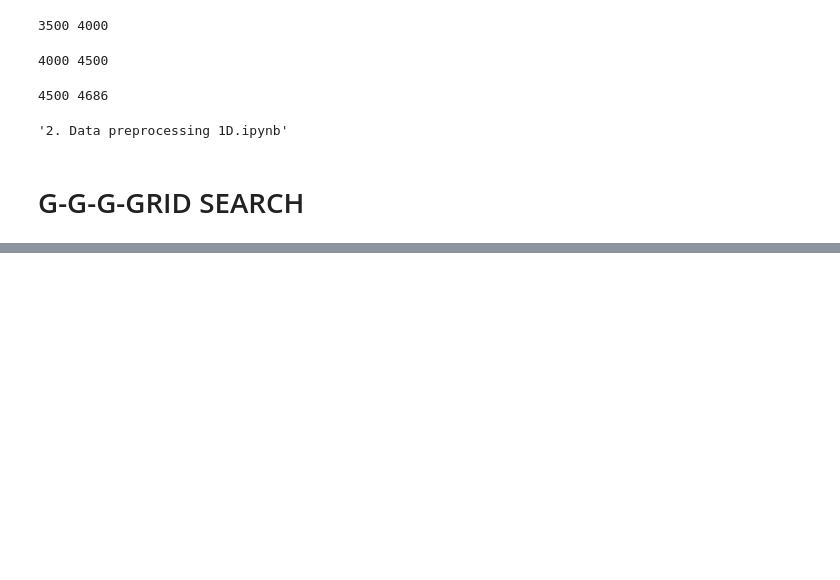
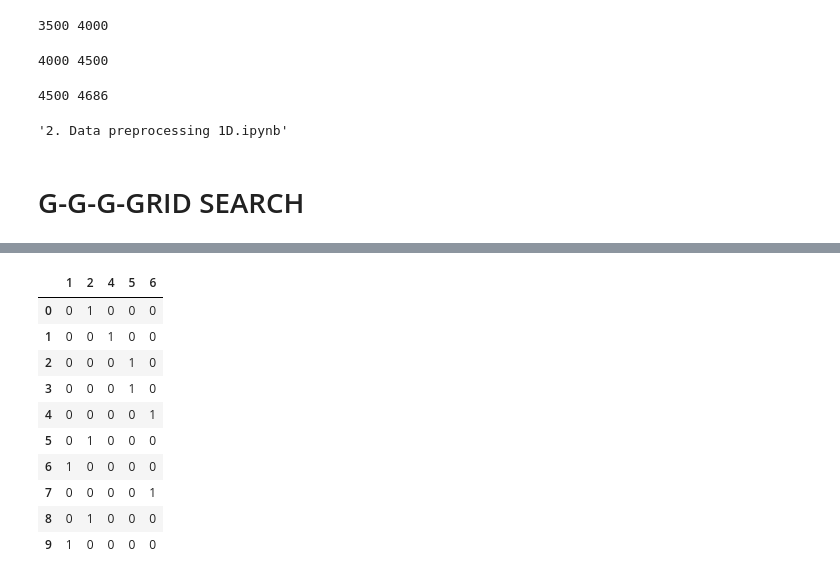
Before and after one commit to Chrisjw42/listenr-ml, a Jupyter notebook: 3. Data preprocessing 2D - grid search.ipynb, the cells around one changed output, grey strips where cells are left out. Saved outputs shown, nothing was run; the diff lists cells and outputs as text; code cells hidden in the pictures; blank space fills up the shorter version.

```diff
--- a/3. Data preprocessing 2D - grid search.ipynb
+++ b/3. Data preprocessing 2D - grid search.ipynb
@@ -259,7 +259,7 @@ def get_output(path, metadata):
     sample = int(os.path.basename(path).split("-")[0])
     return metadata[metadata.columns[-6:]].loc[sample].values
 
-def batch_gen(files, metadata, batch_size = 32):
+def batch_gen(files, metadata, batch_size = 8):
 
     while True:
         # Select files (paths/indices) for the batch
@@ -295,4 +295,38 @@ test_fn_index = [int(os.path.basename(x).split("-")[0]) for x in test_fns]
 test_class = metadata.loc[test_fn_index]["emo"]
 # %% [markdown]
 # G-G-G-GRID SEARCH
+# %%
+def build_2D_model_test(input_shape, n_classes, dropout,
+                        base_dense, n_filters, n_conv, filter_size=10, extra_dense=False):
+    model = Sequential()
+
+    for i in range(n_conv):
+        model.add(Conv2D(n_filters, filter_size,
+                                padding='valid',
+                                input_shape=input_shape,
+                                activation="relu"))
+        model.add(MaxPooling2D(padding="same", pool_size=(filter_size)))
+        model.add(Dropout(dropout))
+
+        filter_size -= 2
+
+    model.add(Flatten())
+    model.add(Dense(base_dense, activation="relu"))
+    model.add(Dropout(dropout))
+
+    if extra_dense:
+        model.add(Dense(int(base_dense / 2), activation="relu"))
+        model.add(Dropout(dropout))
+
+    model.add(Dense(n_classes, activation="softmax"))
+    model.compile(optimizer="adam", loss="categorical_crossentropy", metrics=['acc'])
+
+    return model
+# %%
+md = build_2D_model_test((513,345, 1), 6,
+                         dropout=0.1,
+                         n_conv=2,
+                         base_dense=64,
+                         n_filters=128,
+                         extra_dense=extra_dense)
 # %%
@@ -413,0 +445,14 @@ Epoch 3/50
+# %%
+pd.get_dummies(base_class)
+# %% [output]
+|  | 1 | 2 | 4 | 5 | 6 |
+| 0 | 0 | 1 | 0 | 0 | 0 |
+| 1 | 0 | 0 | 1 | 0 | 0 |
+| 2 | 0 | 0 | 0 | 1 | 0 |
+| 3 | 0 | 0 | 0 | 1 | 0 |
+| 4 | 0 | 0 | 0 | 0 | 1 |
+| 5 | 0 | 1 | 0 | 0 | 0 |
+| 6 | 1 | 0 | 0 | 0 | 0 |
+| 7 | 0 | 0 | 0 | 0 | 1 |
+| 8 | 0 | 1 | 0 | 0 | 0 |
+| 9 | 1 | 0 | 0 | 0 | 0 |
```
Also changed, not shown: parts of 1 cell of this notebook, 2 other files.
